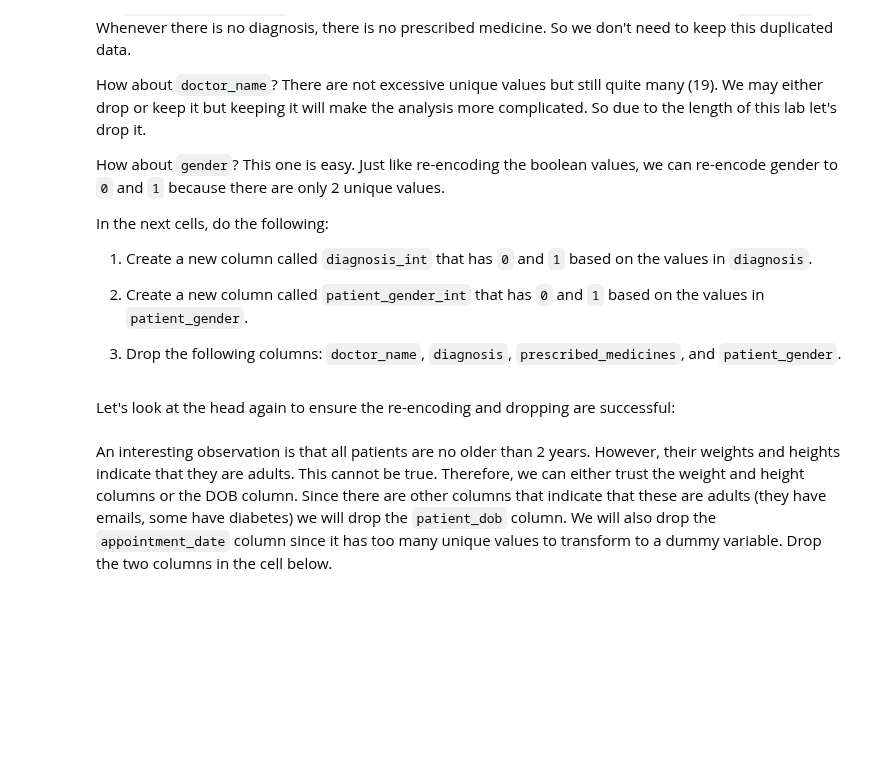
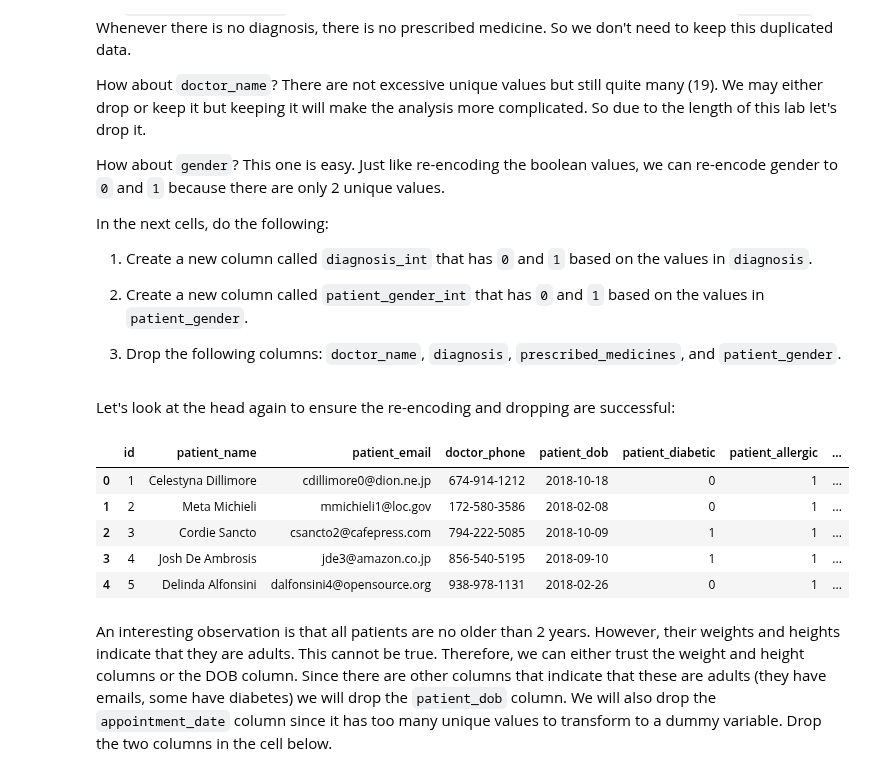
Before and after one commit to davidegonzale/data-pt-ber-08-20, a Jupyter notebook: Labs/module-3_labs/03_unsupervised-learning/02_lab-sklearn-and-unsupervised-learning/your-code/main_David.ipynb, the cells around one changed output. Saved outputs shown, nothing was run; the diff lists cells and outputs as text; code cells hidden in the pictures; blank space fills up the shorter version.

```diff
--- a/Labs/module-3_labs/03_unsupervised-learning/02_lab-sklearn-and-unsupervised-learning/your-code/main_David.ipynb
+++ b/Labs/module-3_labs/03_unsupervised-learning/02_lab-sklearn-and-unsupervised-learning/your-code/main_David.ipynb
@@ -420,11 +420,23 @@ In the next cells, do the following:
 
 1. Drop the following columns: `doctor_name`, `diagnosis`, `prescribed_medicines`, and `patient_gender`.
 # %%
-patients['diagnosis_int'] = np.where(patients['diagnosis']=='no diagnosis', 0, 1)
+patients['diagnosis_int'] = np.where(patients.diagnosis == "no diagnosis", 0, 1)
+
+patients['patient_gender_int'] = np.where(patients.patient_gender == "Male", 0, 1)
+
+patients.drop(columns=['doctor_name', 'diagnosis', 'prescribed_medicines', 'patient_gender'], inplace=True)
 # %% [markdown]
 Let's look at the head again to ensure the re-encoding and dropping are successful:
 # %%
 # Your code here:
+patients.head()
+# %% [output]
+|  | id | patient_name | patient_email | doctor_phone | patient_dob | patient_diabetic | patient_allergic | ... |
+| 0 | 1 | Celestyna Dillimore | cdillimore0@dion.ne.jp | 674-914-1212 | 2018-10-18 | 0 | 1 | ... |
+| 1 | 2 | Meta Michieli | mmichieli1@loc.gov | 172-580-3586 | 2018-02-08 | 0 | 1 | ... |
+| 2 | 3 | Cordie Sancto | csancto2@cafepress.com | 794-222-5085 | 2018-10-09 | 1 | 1 | ... |
+| 3 | 4 | Josh De Ambrosis | jde3@amazon.co.jp | 856-540-5195 | 2018-09-10 | 1 | 1 | ... |
+| 4 | 5 | Delinda Alfonsini | dalfonsini4@opensource.org | 938-978-1131 | 2018-02-26 | 0 | 1 | ... |
 # %% [markdown]
 An interesting observation is that all patients are no older than 2 years. However, their weights and heights indicate that they are adults. This cannot be true. Therefore, we can either trust the weight and height columns or the DOB column. Since there are other columns that indicate that these are adults (they have emails, some have diabetes) we will drop the `patient_dob` column. We will also drop the `appointment_date` column since it has too many unique values to transform to a dummy variable. Drop the two columns in the cell below.
 # %%
```
Also changed, not shown: parts of 7 cells of this notebook.
